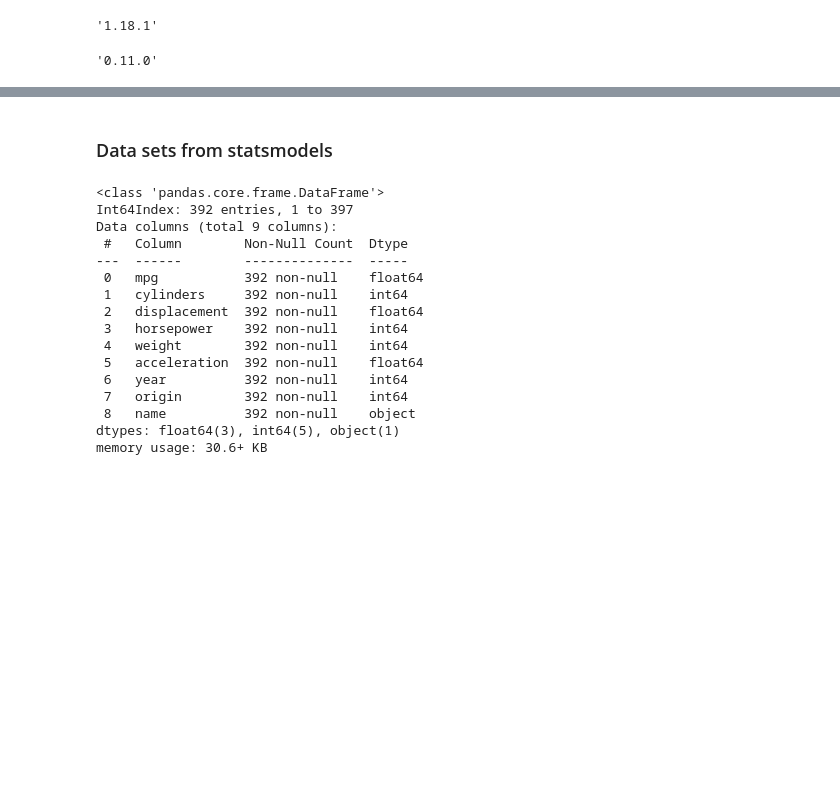
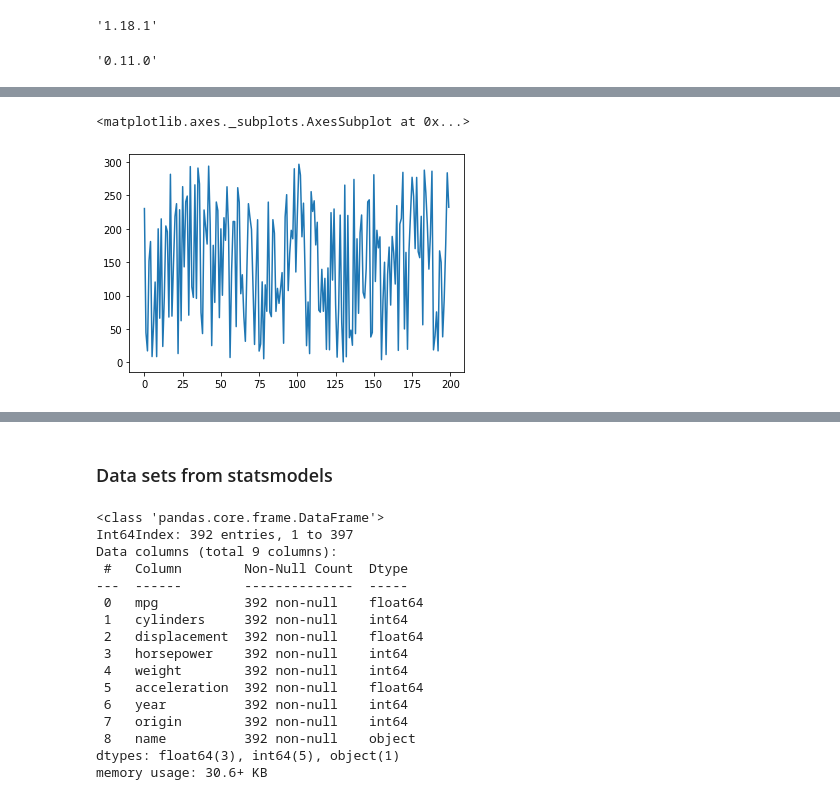
Before and after one commit to mconwa02/statistical_learning, a Jupyter notebook: data_analysis/datasets_analysis.ipynb, the cells around one changed output, grey strips where cells are left out. Cells and saved outputs as stored; diff of their text form; code cells hidden in the pictures; blank space fills up the shorter version.

Commit message:
advertising data csv and plots

```diff
--- a/data_analysis/datasets_analysis.ipynb
+++ b/data_analysis/datasets_analysis.ipynb
@@ -17,0 +22,6 @@ sm.__version__
+# %%
+DATA_DIR = r"C:\project_data\ISLR"
+# %%
+Advertising = pd.read_csv(os.path.join(DATA_DIR, "Advertising.csv"))
+# %%
+Advertising = Advertising.iloc[:, 1:]
@@ -17,0 +54,5 @@ sm.__version__
+# %%
+Advertising.TV.plot()
+# %% [output]
+<matplotlib.axes._subplots.AxesSubplot at 0x...>
+[figure, added]
```
Also changed, not shown: parts of 9 cells of this notebook, 1 other file.
